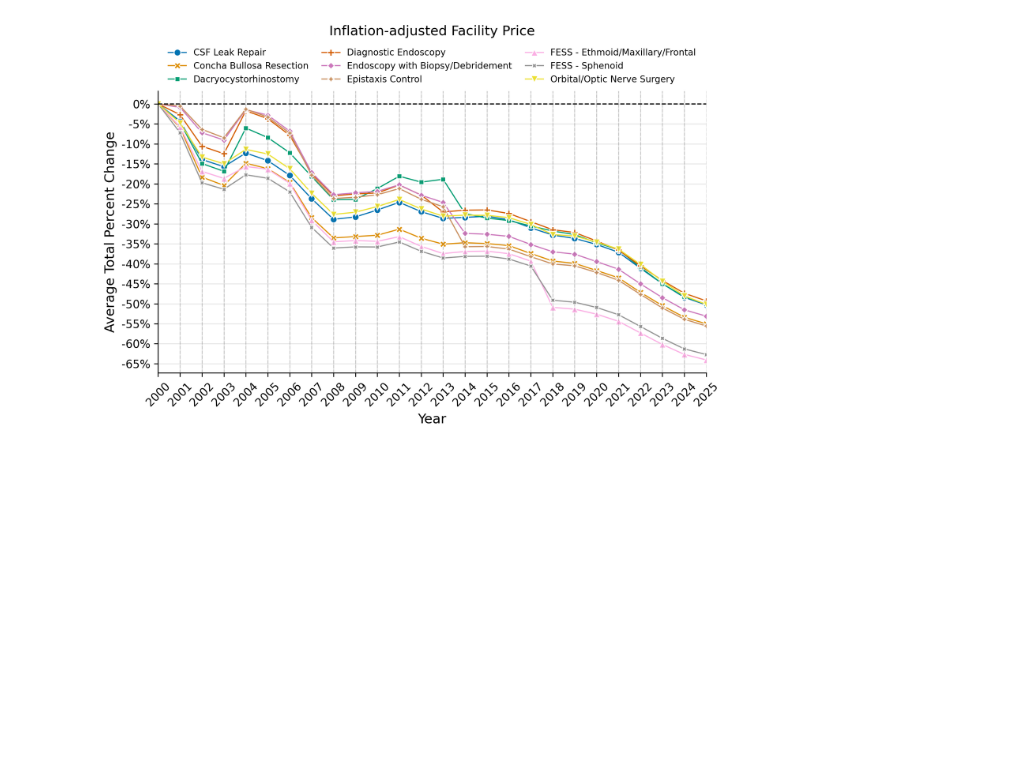
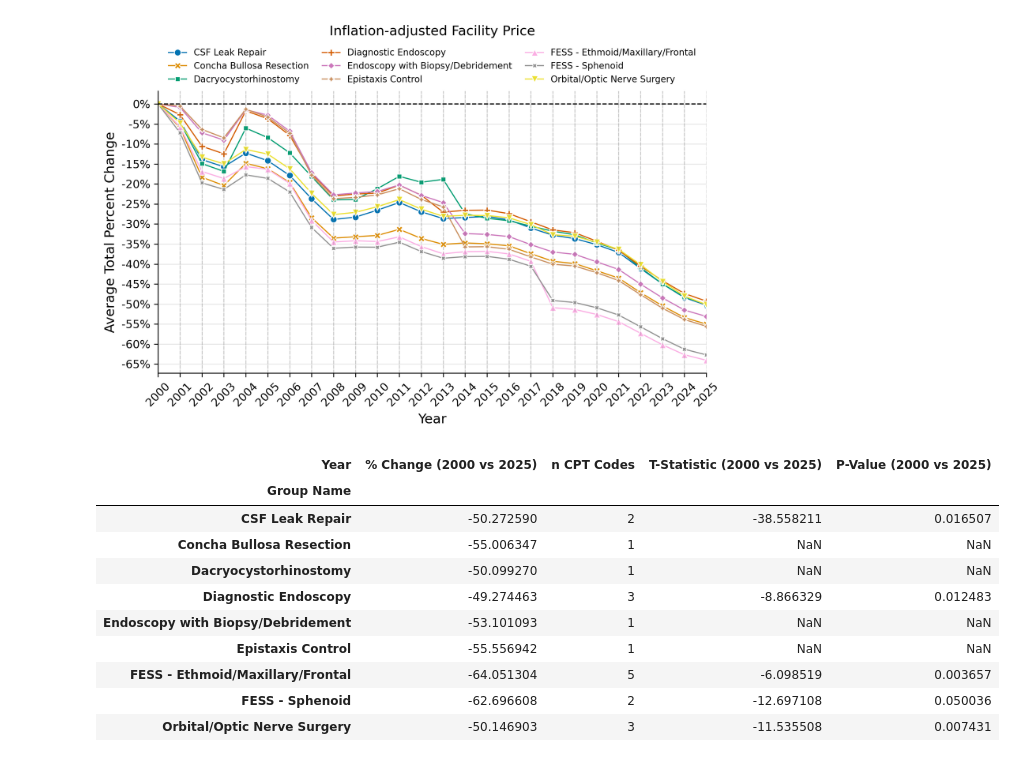
Before and after one commit to ravibandaru-lab/rhinology_reimbursement, a Jupyter notebook: Main_Figures/F1/F1.ipynb, the cells around one changed output. Cells and saved outputs as stored; diff of their text form; code cells hidden in the pictures; blank space fills up the shorter version.

```diff
--- a/Main_Figures/F1/F1.ipynb
+++ b/Main_Figures/F1/F1.ipynb
@@ -209,46 +209,68 @@ plt.show()
 # %% [output]
 [figure]
 # %%
-from scipy.stats import ttest_ind
+from scipy.stats import ttest_rel
+import numpy as np
 
 st2_base = (
     combined_df.groupby(["Group Name", "Year"])["Facility Price (Inflation Adjusted)"]
     .mean()
     .reset_index()
 )
 
 st2 = st2_base.pivot(
     index="Group Name",
     columns="Year",
     values="Facility Price (Inflation Adjusted)"
 )
 
 st2["% Change (2000 vs 2025)"] = (
     (st2[2025] - st2[2000]) / st2[2000]
 ) * 100
 
+# Paired t-test at the CPT-code level. The raw files carry one row per Medicare
+# locality, but those are the same national fee-schedule entry repeated (with
+# deterministic GPCI adjustments), not independent observations — so each code
+# contributes one value per year, paired with itself across years. Groups with
+# a single code (or no variation in change across codes) cannot be tested.
+code_year = (
+    combined_df
+    .groupby(["Group Name", "HCPCS Code", "Year"])["Facility Price (Inflation Adjusted)"]
+    .mean()
+    .unstack("Year")
+)
+
+n_codes = []
 t_stats = []
 p_values = []
 
-groups = st2.index
-for group in groups:
-    data_2000 = combined_df[
-        (combined_df["Group Name"] == group) & (combined_df["Year"] == 2000)
-    ]["Facility Price (Inflation Adjusted)"].dropna()
-
-    data_2025 = combined_df[
-        (combined_df["Group Name"] == group) & (combined_df["Year"] == 2025)
-    ]["Facility Price (Inflation Adjusted)"].dropna()
-
-    if len(data_2000) > 1 and len(data_2025) > 1:
-        stat, p = ttest_ind(data_2000, data_2025)
+for group in st2.index:
+    sub = code_year.loc[group, [2000, 2025]].dropna()
+    diffs = sub[2025] - sub[2000]
+    n_codes.append(len(sub))
+    if len(sub) >= 2 and not np.allclose(diffs, diffs.iloc[0]):
+        stat, p = ttest_rel(sub[2025], sub[2000])
         t_stats.append(stat)
         p_values.append(p)
     else:
         t_stats.append(float('nan'))
         p_values.append(float('nan'))
 
+st2["n CPT Codes"] = n_codes
 st2["T-Statistic (2000 vs 2025)"] = t_stats
 st2["P-Value (2000 vs 2025)"] = p_values
 
 st2.to_csv("../../Supplementary_Tables/ST2/ST2.csv")
+st2[["% Change (2000 vs 2025)", "n CPT Codes", "T-Statistic (2000 vs 2025)", "P-Value (2000 vs 2025)"]]
+# %% [output]
+| Year | % Change (2000 vs 2025) | n CPT Codes | T-Statistic (2000 vs 2025) | P-Value (2000 vs 2025) |
+| Group Name |  |  |  |  |
+| CSF Leak Repair | -50.272590 | 2 | -38.558211 | 0.016507 |
+| Concha Bullosa Resection | -55.006347 | 1 | NaN | NaN |
+| Dacryocystorhinostomy | -50.099270 | 1 | NaN | NaN |
+| Diagnostic Endoscopy | -49.274463 | 3 | -8.866329 | 0.012483 |
+| Endoscopy with Biopsy/Debridement | -53.101093 | 1 | NaN | NaN |
+| Epistaxis Control | -55.556942 | 1 | NaN | NaN |
+| FESS - Ethmoid/Maxillary/Frontal | -64.051304 | 5 | -6.098519 | 0.003657 |
+| FESS - Sphenoid | -62.696608 | 2 | -12.697108 | 0.050036 |
+| Orbital/Optic Nerve Surgery | -50.146903 | 3 | -11.535508 | 0.007431 |
```
Also changed, not shown: 3 other files.
